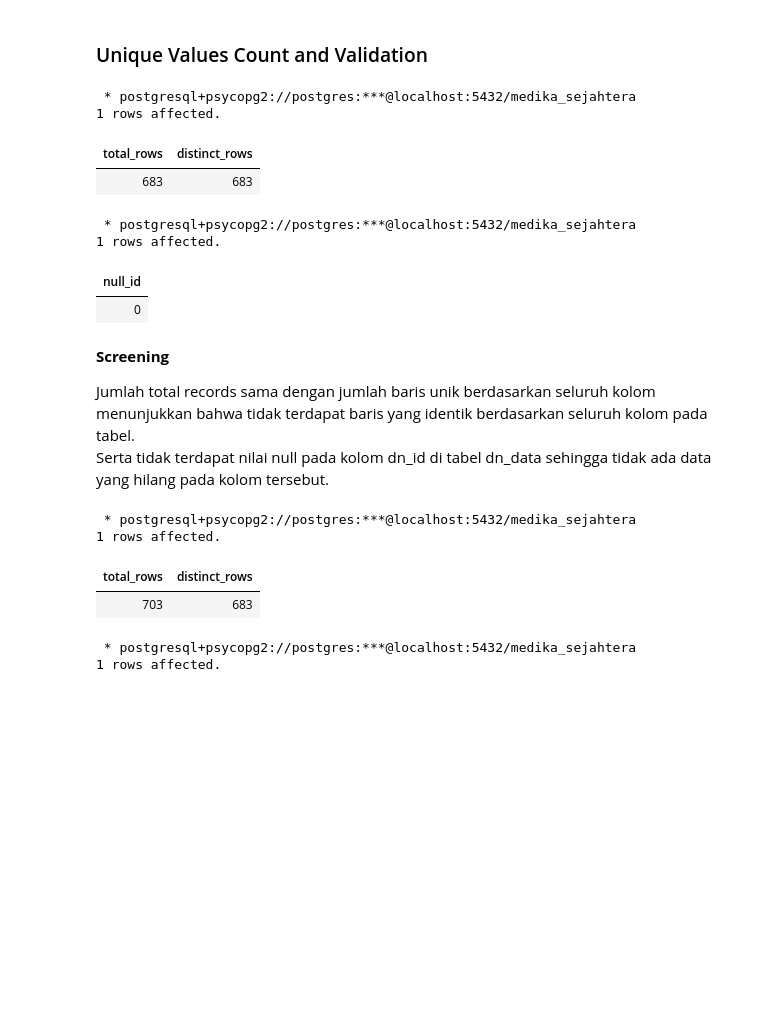
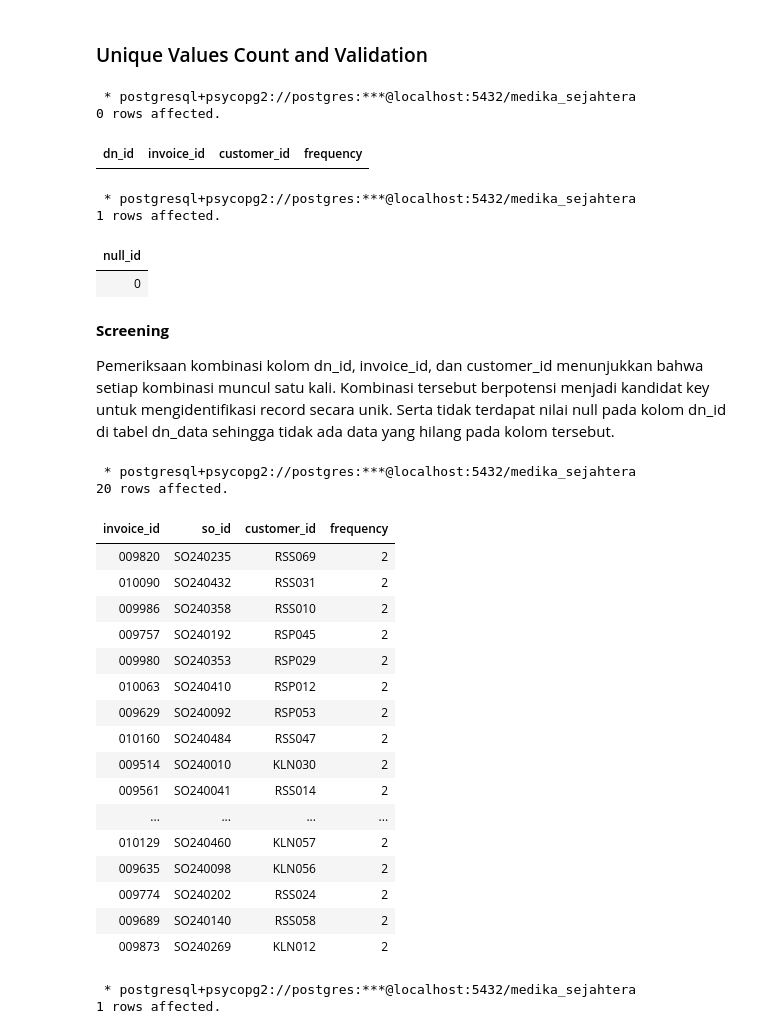
Before and after one commit to Rpfitrah/return-analysis-medika-sejahtera, a Jupyter notebook: Notebook/01_data_understanding.ipynb, the cells around one changed output. Drawn from its saved outputs; the diff is of its cells as text; code cells hidden in the pictures; blank space fills up the shorter version.

```diff
--- a/Notebook/01_data_understanding.ipynb
+++ b/Notebook/01_data_understanding.ipynb
@@ -424,14 +424,20 @@ Struktur tabel telah ditinjau, mencakup nama kolom dan tipe data pada setiap tab
 %%sql
 
 SELECT
-    COUNT(*) AS total_rows,
-    COUNT(DISTINCT dn_id) AS distinct_rows
+    dn_id,
+    invoice_id,
+    customer_id,
+    COUNT(*) AS frequency
 FROM dn_data
+GROUP BY
+    dn_id,
+    invoice_id,
+    customer_id
+HAVING COUNT(*) > 1
 # %% [output]
  * postgresql+psycopg2://postgres:***@localhost:5432/medika_sejahtera
-1 rows affected.
+0 rows affected.
-| total_rows | distinct_rows |
-| 683 | 683 |
+| dn_id | invoice_id | customer_id | frequency |
 # %%
 %%sql
 
@@ -448,20 +454,42 @@ WHERE
 # %% [markdown]
 **Screening**
 
-Jumlah total records sama dengan jumlah baris unik berdasarkan seluruh kolom menunjukkan bahwa tidak terdapat baris yang identik berdasarkan seluruh kolom pada tabel.
+Pemeriksaan kombinasi kolom dn_id, invoice_id, dan customer_id menunjukkan bahwa setiap kombinasi muncul satu kali. Kombinasi tersebut berpotensi menjadi kandidat key untuk mengidentifikasi record secara unik.
 Serta tidak terdapat nilai null pada kolom dn_id di tabel dn_data sehingga tidak ada data yang hilang pada kolom tersebut.
 # %%
 %%sql
 
 SELECT
-    COUNT(*) AS total_rows,
-    COUNT(DISTINCT invoice_id) AS distinct_rows
+    invoice_id,
+    so_id,
+    customer_id,
+    COUNT(*) AS frequency
 FROM invoice_data
+GROUP BY
+    so_id,
+    invoice_id,
+    customer_id
+HAVING COUNT(*) > 1
 # %% [output]
  * postgresql+psycopg2://postgres:***@localhost:5432/medika_sejahtera
-1 rows affected.
+20 rows affected.
-| total_rows | distinct_rows |
-| 703 | 683 |
+| invoice_id | so_id | customer_id | frequency |
+| 009820 | SO240235 | RSS069 | 2 |
+| 010090 | SO240432 | RSS031 | 2 |
+| 009986 | SO240358 | RSS010 | 2 |
+| 009757 | SO240192 | RSP045 | 2 |
+| 009980 | SO240353 | RSP029 | 2 |
+| 010063 | SO240410 | RSP012 | 2 |
+| 009629 | SO240092 | RSP053 | 2 |
+| 010160 | SO240484 | RSS047 | 2 |
+| 009514 | SO240010 | KLN030 | 2 |
+| 009561 | SO240041 | RSS014 | 2 |
+| ... | ... | ... | ... |
+| 010129 | SO240460 | KLN057 | 2 |
+| 009635 | SO240098 | KLN056 | 2 |
+| 009774 | SO240202 | RSS024 | 2 |
+| 009689 | SO240140 | RSS058 | 2 |
+| 009873 | SO240269 | KLN012 | 2 |
 # %%
 %%sql
 
```
Also changed, not shown: parts of 6 cells of this notebook.
